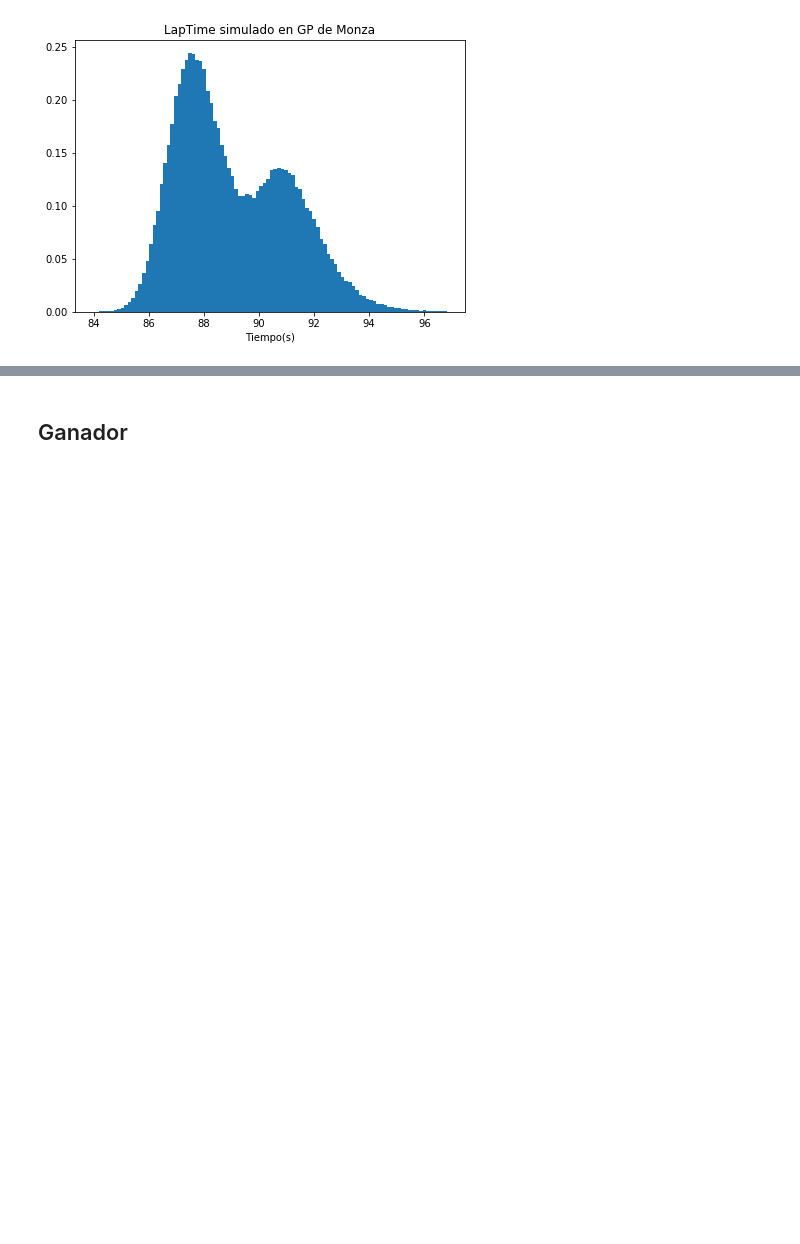
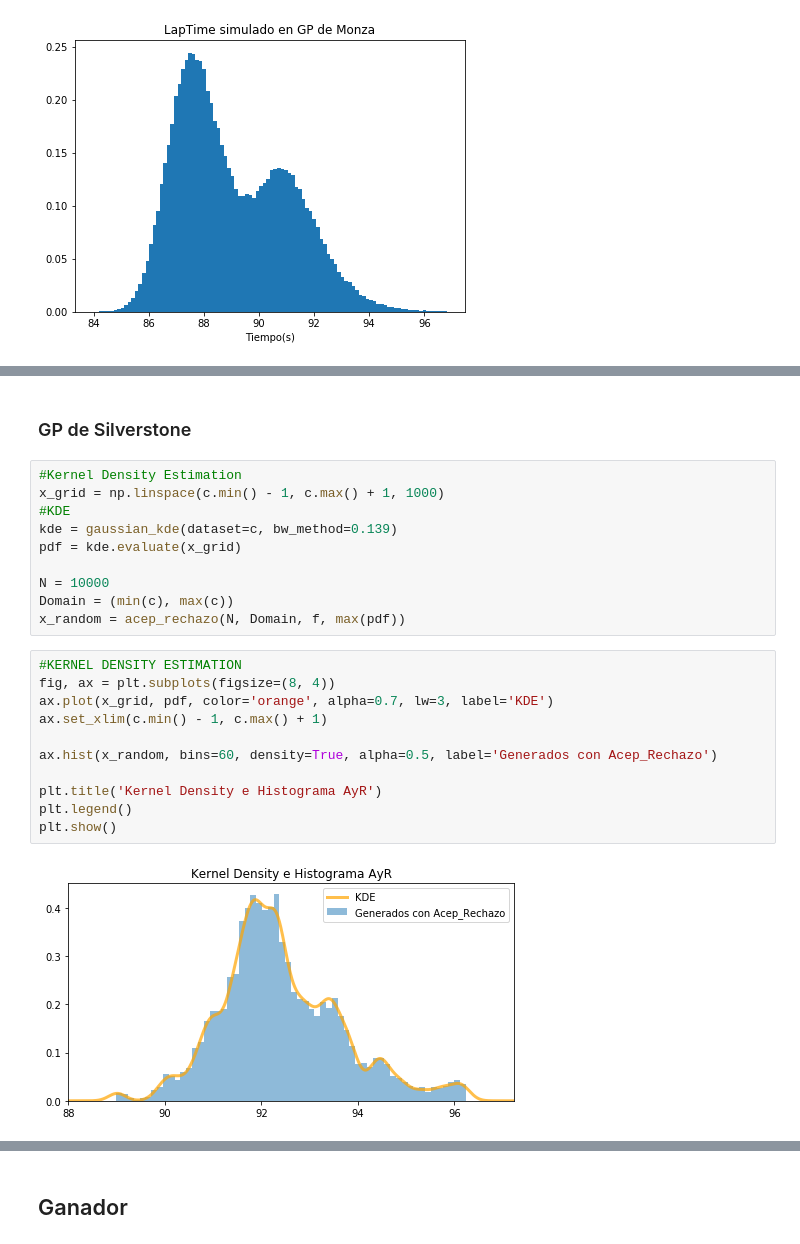
Before and after one commit to carolanb/Proyecto_modulo1, a Jupyter notebook: ProyectoModulo1_LopezA_NavarroC.ipynb, the cells around one changed output, grey strips where cells are left out. Saved outputs shown, nothing was run; the diff lists cells and outputs as text; blank space fills up the shorter version.

```diff
--- a/ProyectoModulo1_LopezA_NavarroC.ipynb
+++ b/ProyectoModulo1_LopezA_NavarroC.ipynb
@@ -565,0 +619,25 @@ hist(sim_dt_monza,'Tiempo Simulado','LapTime simulado en GP de Monza',100)
+# %% [markdown]
+### GP de Silverstone
+# %%
+#Kernel Density Estimation
+x_grid = np.linspace(c.min() - 1, c.max() + 1, 1000)
+#KDE
+kde = gaussian_kde(dataset=c, bw_method=0.139)
+pdf = kde.evaluate(x_grid)
+
+N = 10000
+Domain = (min(c), max(c))
+x_random = acep_rechazo(N, Domain, f, max(pdf))
+# %%
+#KERNEL DENSITY ESTIMATION
+fig, ax = plt.subplots(figsize=(8, 4))
+ax.plot(x_grid, pdf, color='orange', alpha=0.7, lw=3, label='KDE')
+ax.set_xlim(c.min() - 1, c.max() + 1)
+
+ax.hist(x_random, bins=60, density=True, alpha=0.5, label='Generados con Acep_Rechazo')
+
+plt.title('Kernel Density e Histograma AyR')
+plt.legend()
+plt.show()
+# %% [output]
+[figure, added]
```
Also changed, not shown: parts of 19 cells of this notebook.
